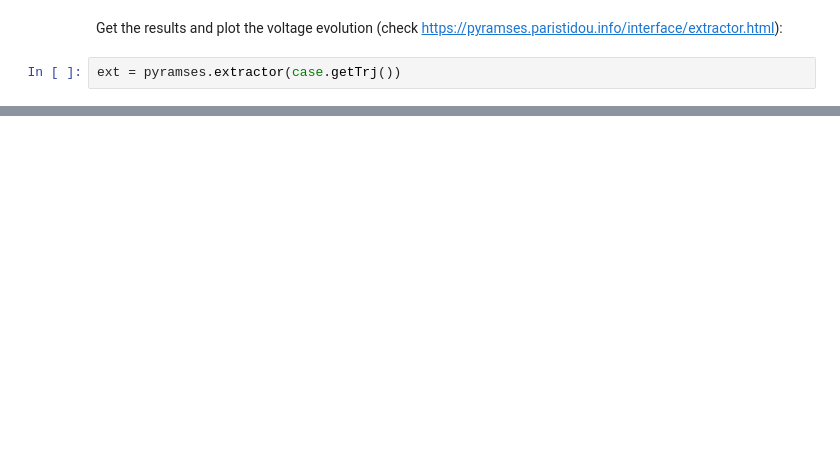
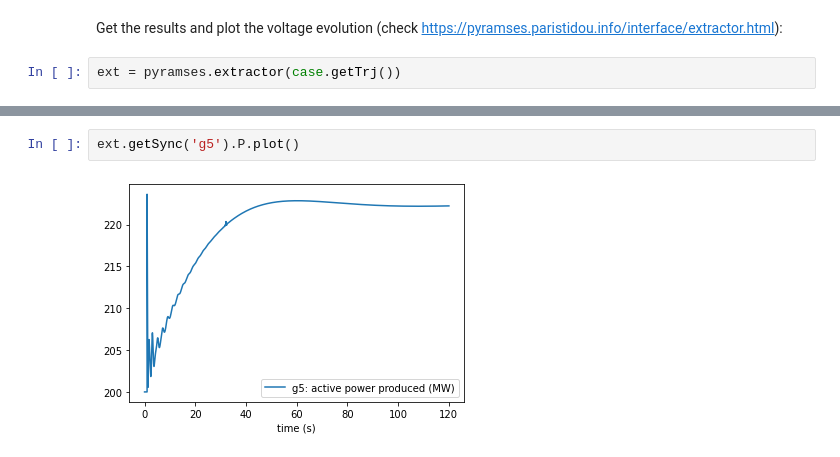
Before and after one commit to SPS-L/Nordic_JhubStart, a Jupyter notebook: Execute.ipynb, the cells around one changed output, grey strips where cells are left out. Drawn from its saved outputs; the diff is of its cells as text; blank space fills up the shorter version.

```diff
--- a/Execute.ipynb
+++ b/Execute.ipynb
@@ -75 +85,5 @@ ext = pyramses.extractor(case.getTrj())
+# %%
+ext.getSync('g5').P.plot()
+# %% [output]
+[figure, added]
 # %%
```
Also changed, not shown: parts of 11 cells of this notebook, 4 other files.
